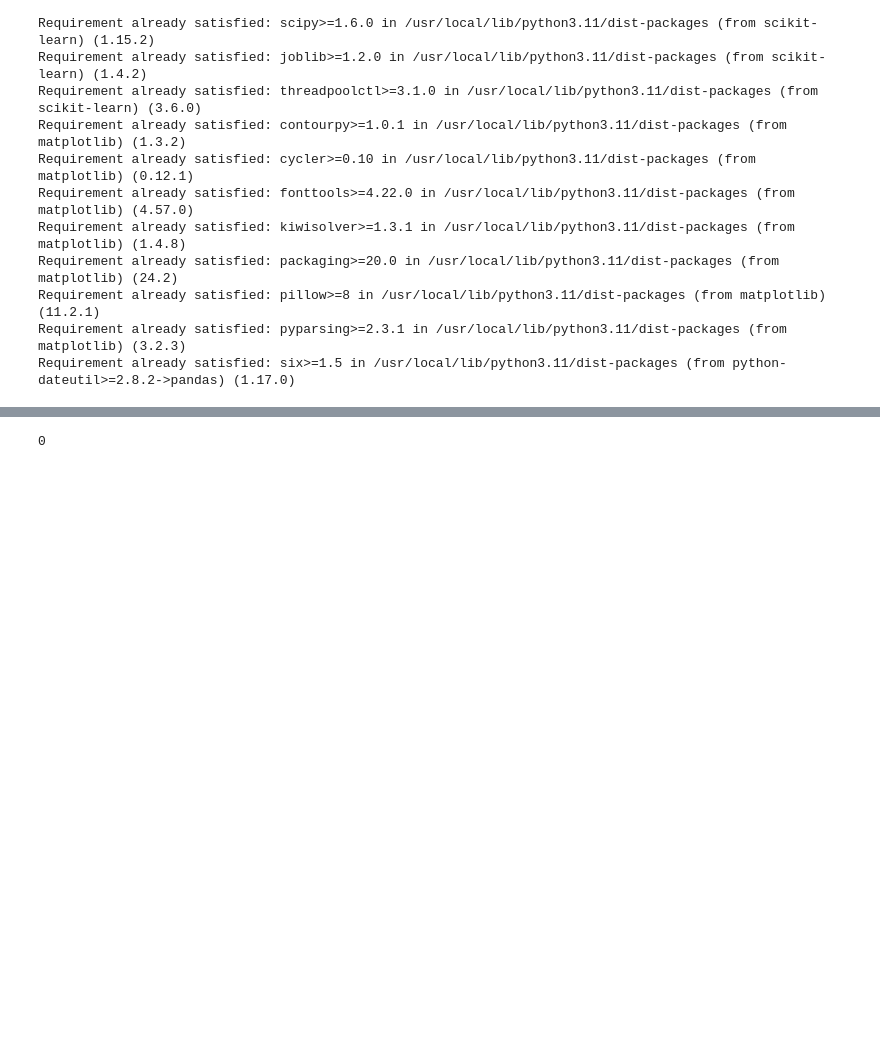
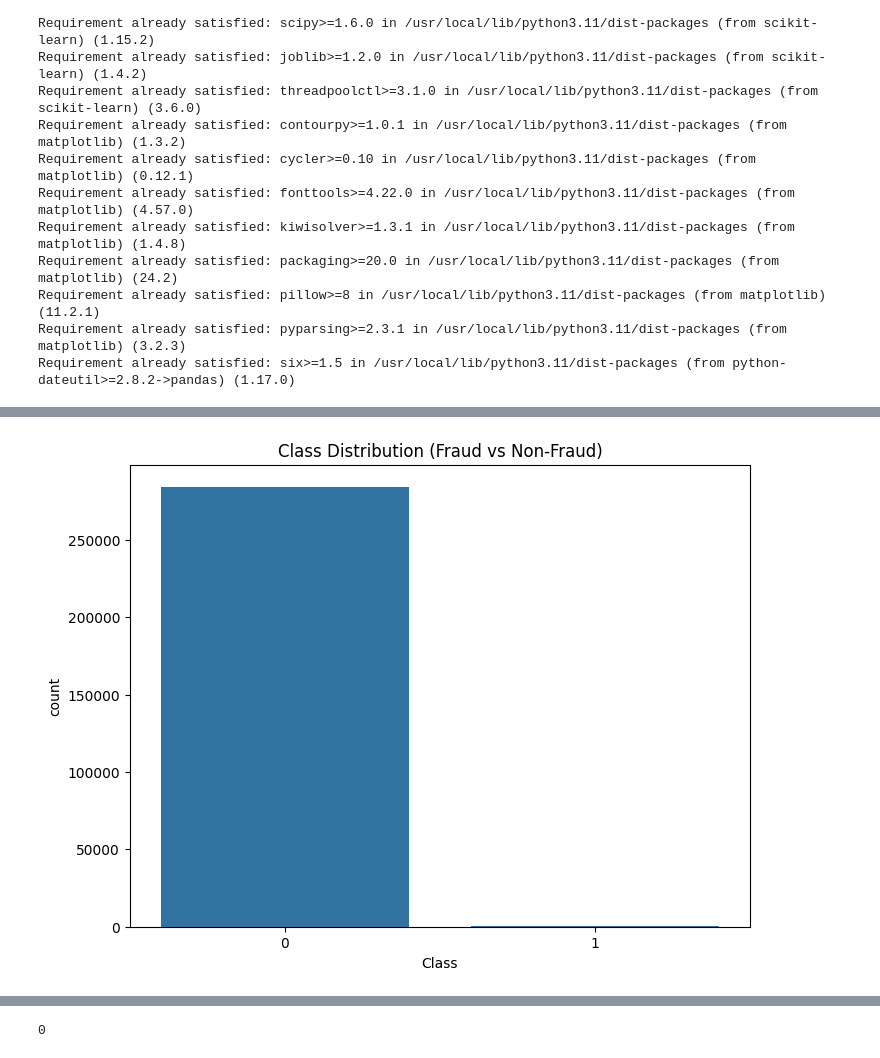
Before and after one commit to Abdelrazek-1/credit_card_fraud-dim_reduction-log_reg, a Jupyter notebook: creditcard_fraud_pca_log_reg.ipynb, the cells around one changed output, grey strips where cells are left out. Saved outputs shown, nothing was run; the diff lists cells and outputs as text; code cells hidden in the pictures; blank space fills up the shorter version.

```diff
--- a/creditcard_fraud_pca_log_reg.ipynb
+++ b/creditcard_fraud_pca_log_reg.ipynb
@@ -34,0 +140,7 @@ Requirement already satisfied: six>=1.5 in /usr/local/lib/python3.11/dist-packag
+# %%
+plt.figure(figsize=(8,6))
+sns.countplot(x='Class', data=df)
+plt.title('Class Distribution (Fraud vs Non-Fraud)')
+plt.show()
+# %% [output]
+[figure, added]
```
Also changed, not shown: parts of 30 cells of this notebook.
